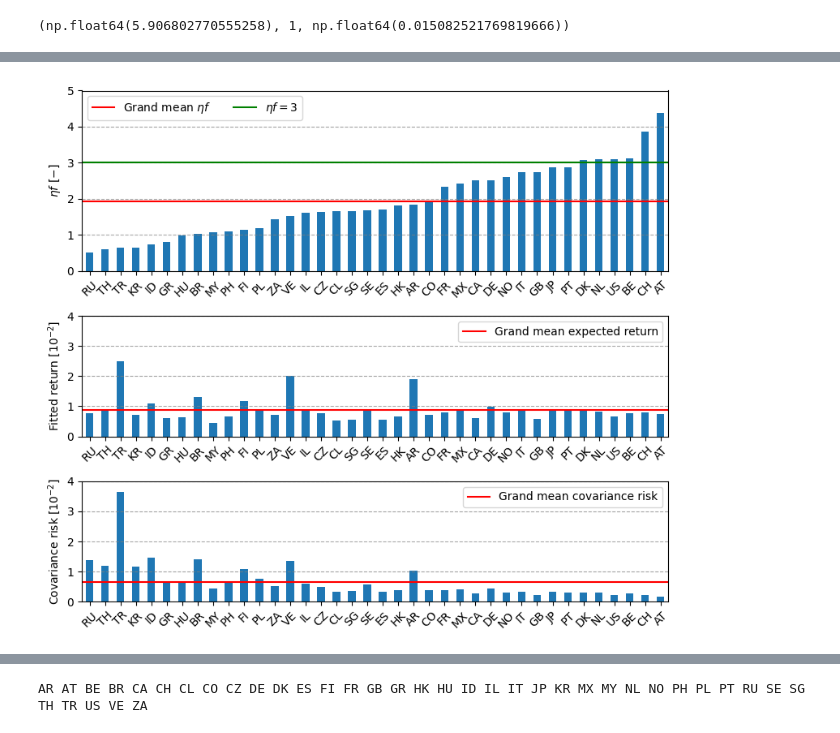
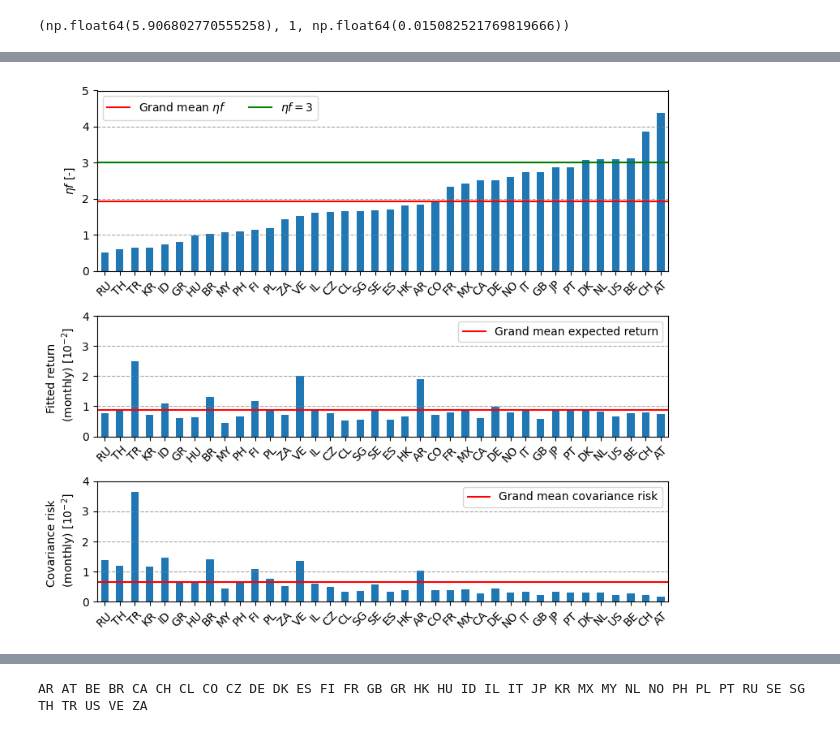
Before and after one commit to nilsvanrompaey/master-thesis-home-bias, a Jupyter notebook: src/figure3.ipynb, the cells around one changed output, grey strips where cells are left out. Drawn from its saved outputs; the diff is of its cells as text; code cells hidden in the pictures.

Commit message:
Update figures

```diff
--- a/src/figure3.ipynb
+++ b/src/figure3.ipynb
@@ -313,6 +311,3 @@ def interpolate_negatives(row):
     return row.interpolate(method='linear', limit_direction='both')
 # Apply row-wise
 fitted_returns = fitted_returns.apply(interpolate_negatives, axis=1)
-# print((fitted_returns < 0).sum(axis=1).T)
-temp = temp[["KR", "CL", "TH", "GR", "HU"]]
-temp
@@ -373,35 +350,35 @@ for label in axs[0].get_xticklabels():
     label.set_ha('center')
 axs[0].grid(axis='y', linestyle='--', color='gray', alpha=0.7)
 axs[0].axhline(eta_f_mean.mean(), color="red")
 axs[0].axhline(3, color="green")
 axs[0].legend(labels=[r"Grand mean $\eta f$", r"$\eta f = 3$"], ncol=2)
-axs[0].set_ylabel(r"$\eta f$ $[\mathrm{-}]$")
+axs[0].set_ylabel(r"$\eta f$ [-]")
 axs[0].set_ylim([0,5])
 
 fitted_returns_mean = 100*fitted_returns.mean(axis=1).reindex(eta_f_mean.index)
 fitted_returns_mean.plot(kind="bar", ax=axs[1])
 axs[1].tick_params(axis='x', labelrotation=45, labelsize=10)
 for label in axs[1].get_xticklabels():
     label.set_ha('center')
 axs[1].grid(axis='y', linestyle='--', color='gray', alpha=0.7)
 axs[1].axhline(fitted_returns_mean.mean(), color="red")
 axs[1].legend(labels=["Grand mean expected return"], ncol=2)
-axs[1].set_ylabel(r"Fitted return $[10^{-2}]$")
+axs[1].set_ylabel("Fitted return \n (monthly) [$10^{-2}$]")
 axs[1].set_ylim([0,4])
 
 cov_risks_mean = 100*cov_risks_diag.mean(axis=1).reindex(eta_f_mean.index)
 cov_risks_mean.plot(kind="bar", ax=axs[2])
 axs[2].tick_params(axis='x', labelrotation=45, labelsize=10)
 for label in axs[2].get_xticklabels():
     label.set_ha('center')
 axs[2].grid(axis='y', linestyle='--', color='gray', alpha=0.7)
 axs[2].axhline(cov_risks_mean.mean(), color="red")
 axs[2].legend(labels=["Grand mean covariance risk"], ncol=2)
-axs[2].set_ylabel(r"Covariance risk $[10^{-2}]$")
+axs[2].set_ylabel("Covariance risk \n (monthly) [$10^{-2}$]")
 axs[2].set_ylim([0,4])
 
 fig.tight_layout()
 fig.savefig(dir+"/eta_f.svg")
-fig.show()
+plt.show()
 # %% [output]
-[figure, old version]
+[figure, new version]
```
Also changed, not shown: parts of 19 cells of this notebook, 6 other files.
